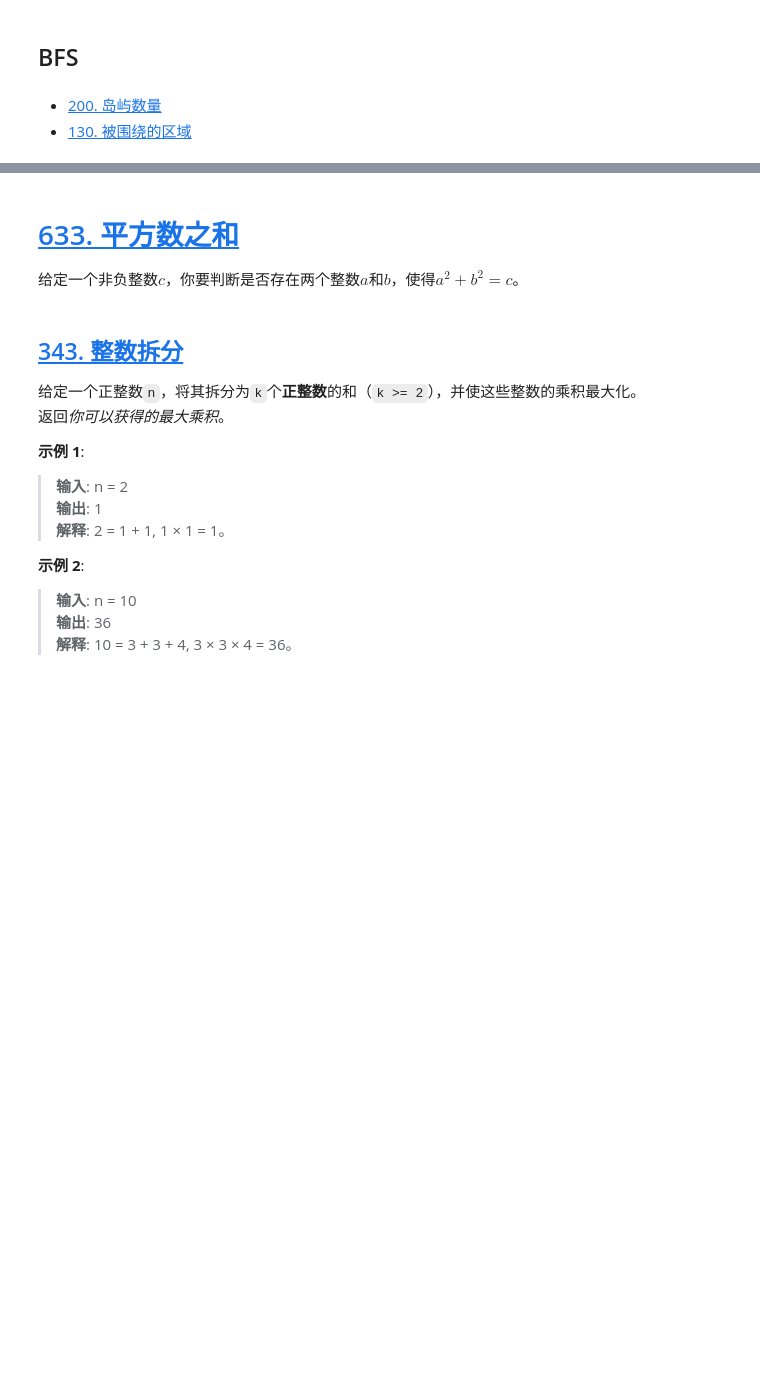
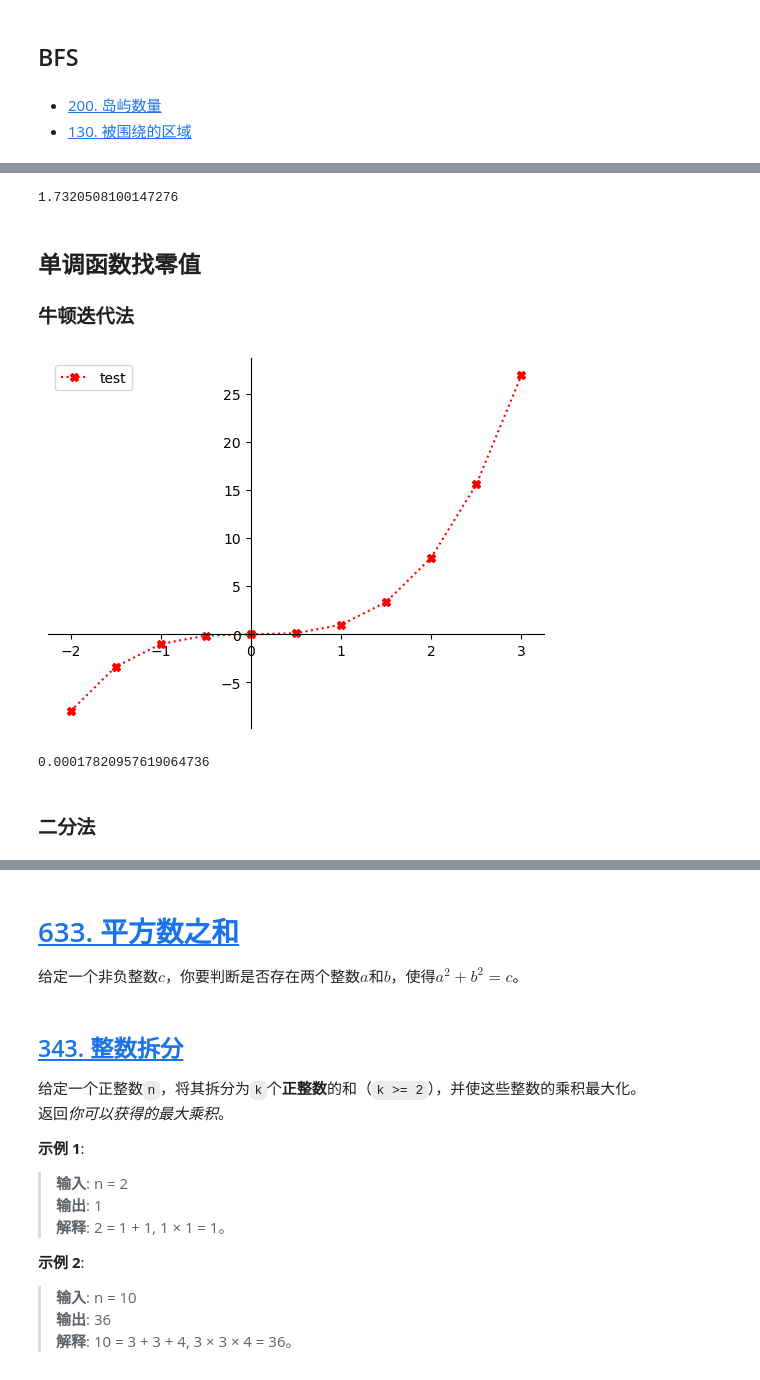
Before and after one commit to cfzngcfz/leetcode, a Jupyter notebook: Unclassified.ipynb, the cells around one changed output, grey strips where cells are left out. Saved outputs shown, nothing was run; the diff lists cells and outputs as text; code cells hidden in the pictures; blank space fills up the shorter version.

```diff
--- a/Unclassified.ipynb
+++ b/Unclassified.ipynb
@@ -133,0 +203,54 @@ print(record)
+# %%
+def df(x):
+    return 2 * x
+
+x = rb
+delta_x = float("inf")
+
+while delta_x > 1e-4:
+    x_new = x - f(x)/df(x)
+    delta_x = abs(x_new - x)
+    x = x_new
+print(x)
+# %% [output]
+1.7320508100147276
+# %% [markdown]
+## 单调函数找零值
+### 牛顿迭代法
+# %%
+lb, rb, interval = -2., 3., 10
+
+def f(x):
+    return x**3
+
+seq_x = [lb + (rb - lb) / interval * ii for ii in range(interval + 1)]
+seq_y = [f(x) for x in seq_x]
+
+import matplotlib.pyplot as plt
+fig = plt.figure()
+ax = fig.add_subplot(111)
+ax.plot(seq_x, seq_y, color="red", linestyle=':', marker='X', label='test')
+ax.legend(loc='upper left')
+
+ax.spines['right'].set_visible(False)
+ax.spines['top'].set_visible(False)
+ax.spines['bottom'].set_position(('data', 0))
+ax.spines['left'].set_position(('data', 0))
+# %% [output]
+[figure, added]
+# %%
+def df(x):
+    return 3 * x**2
+
+x = rb
+delta_x = float("inf")
+
+while delta_x > 1e-4:
+    x_new = x - f(x)/df(x)
+    delta_x = abs(x_new - x)
+    x = x_new
+print(x)
+# %% [output]
+0.00017820957619064736
+# %% [markdown]
+### 二分法
```
Also changed, not shown: parts of 8 cells of this notebook, 6 other files.
